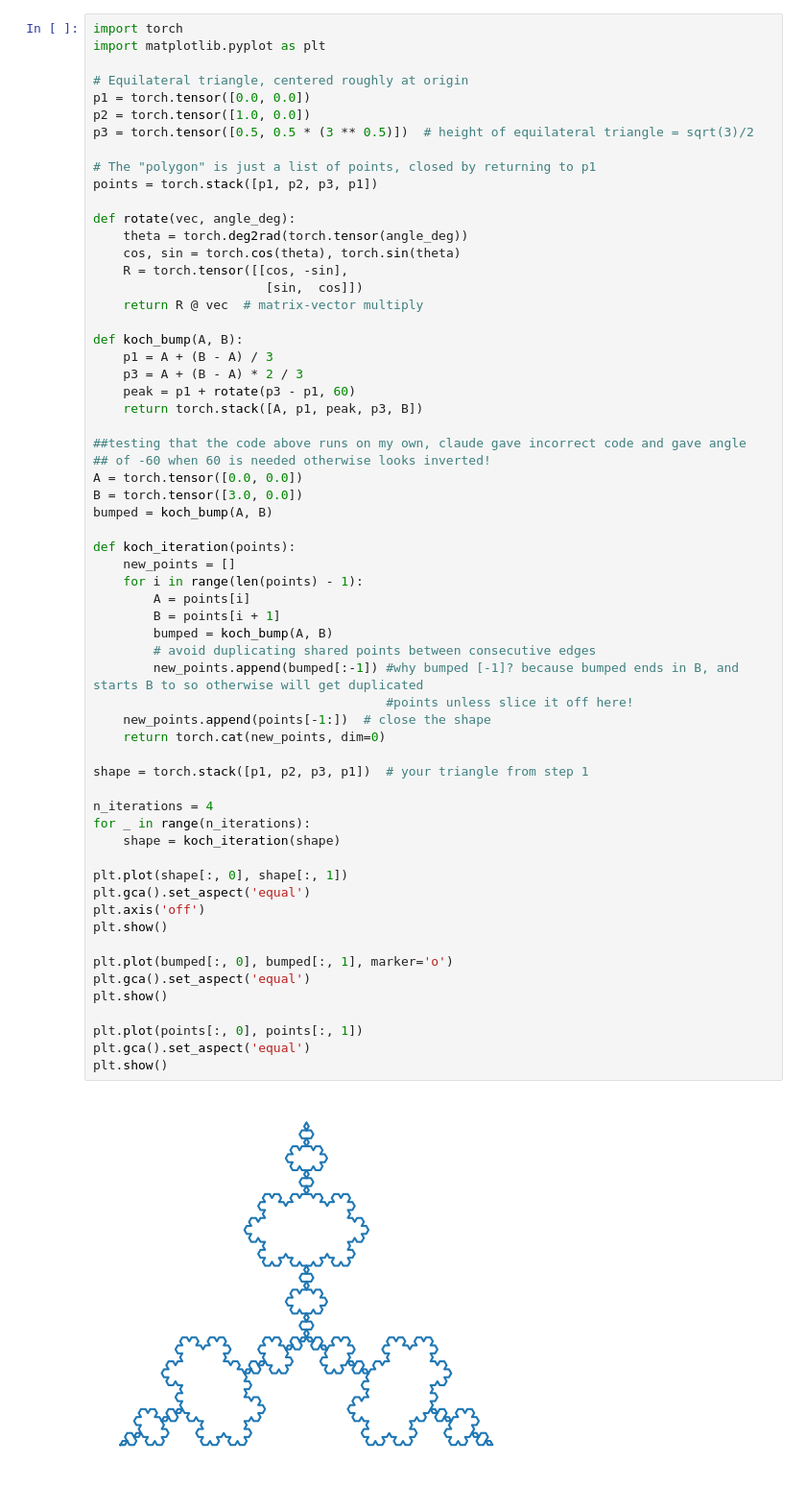
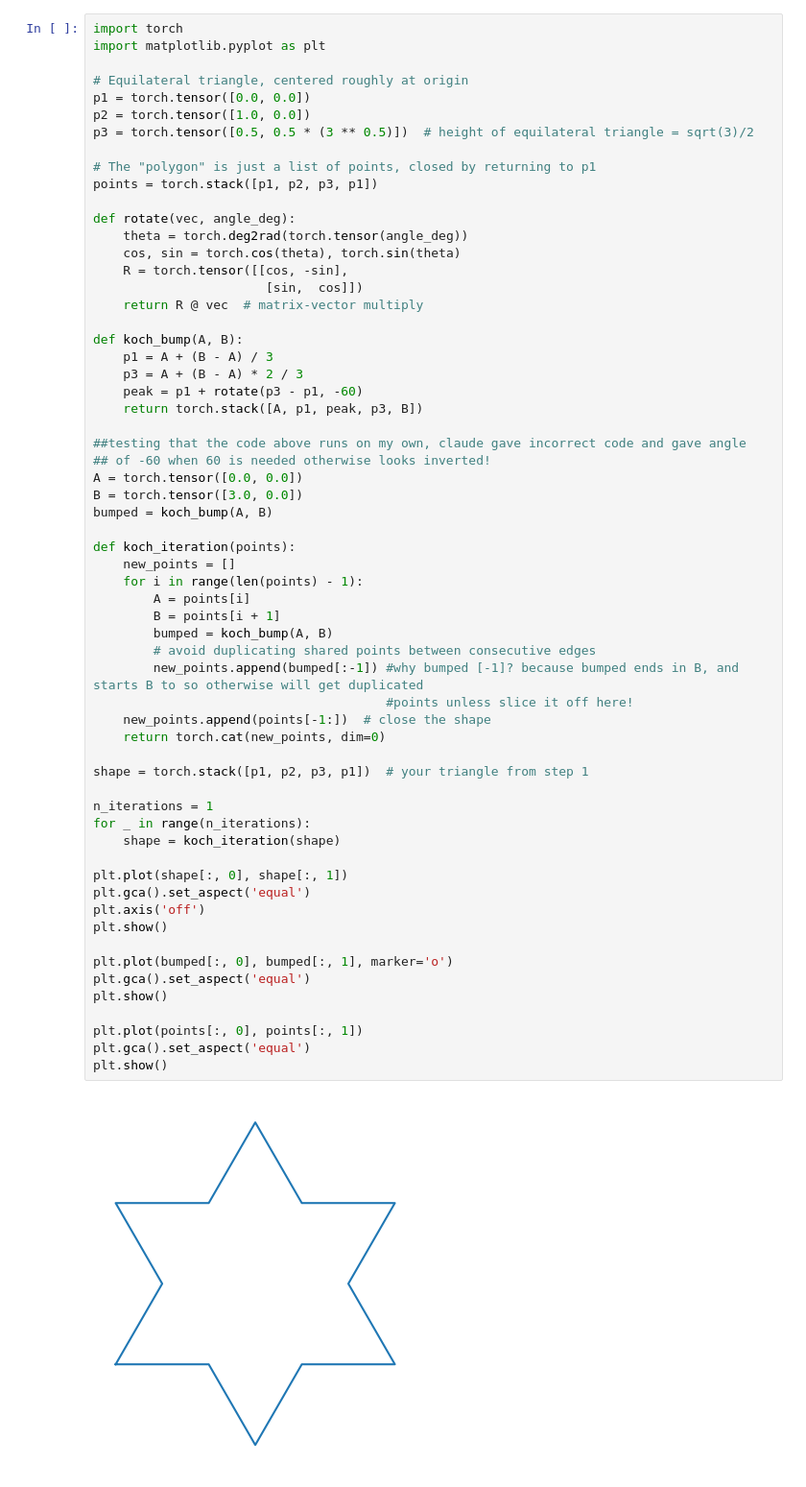
Before and after one commit to sasha-borislavov/demo1-fractal-comp3710, a Jupyter notebook: koch_snowflake.ipynb, the cells around one changed output. Shown at 96% size. Cells and saved outputs as stored; diff of their text form.

```diff
--- a/koch_snowflake.ipynb
+++ b/koch_snowflake.ipynb
@@ -20,7 +20,7 @@ def rotate(vec, angle_deg):
 def koch_bump(A, B):
     p1 = A + (B - A) / 3
     p3 = A + (B - A) * 2 / 3
-    peak = p1 + rotate(p3 - p1, 60)
+    peak = p1 + rotate(p3 - p1, -60)
     return torch.stack([A, p1, peak, p3, B])
 
 ##testing that the code above runs on my own, claude gave incorrect code and gave angle
@@ -32,32 +32,32 @@ bumped = koch_bump(A, B)
 def koch_iteration(points):
     new_points = []
     for i in range(len(points) - 1):
         A = points[i]
         B = points[i + 1]
         bumped = koch_bump(A, B)
         # avoid duplicating shared points between consecutive edges
         new_points.append(bumped[:-1]) #why bumped [-1]? because bumped ends in B, and starts B to so otherwise will get duplicated
                                        #points unless slice it off here!
     new_points.append(points[-1:])  # close the shape
     return torch.cat(new_points, dim=0)
 
 shape = torch.stack([p1, p2, p3, p1])  # your triangle from step 1
 
-n_iterations = 4
+n_iterations = 1
 for _ in range(n_iterations):
     shape = koch_iteration(shape)
 
 plt.plot(shape[:, 0], shape[:, 1])
 plt.gca().set_aspect('equal')
 plt.axis('off')
 plt.show()
 
 plt.plot(bumped[:, 0], bumped[:, 1], marker='o')
 plt.gca().set_aspect('equal')
 plt.show()
 
 plt.plot(points[:, 0], points[:, 1])
 plt.gca().set_aspect('equal')
 plt.show()
 # %% [output]
-[figure, old version]
+[figure, new version]
```
Also changed, not shown: parts of 1 cell of this notebook.
